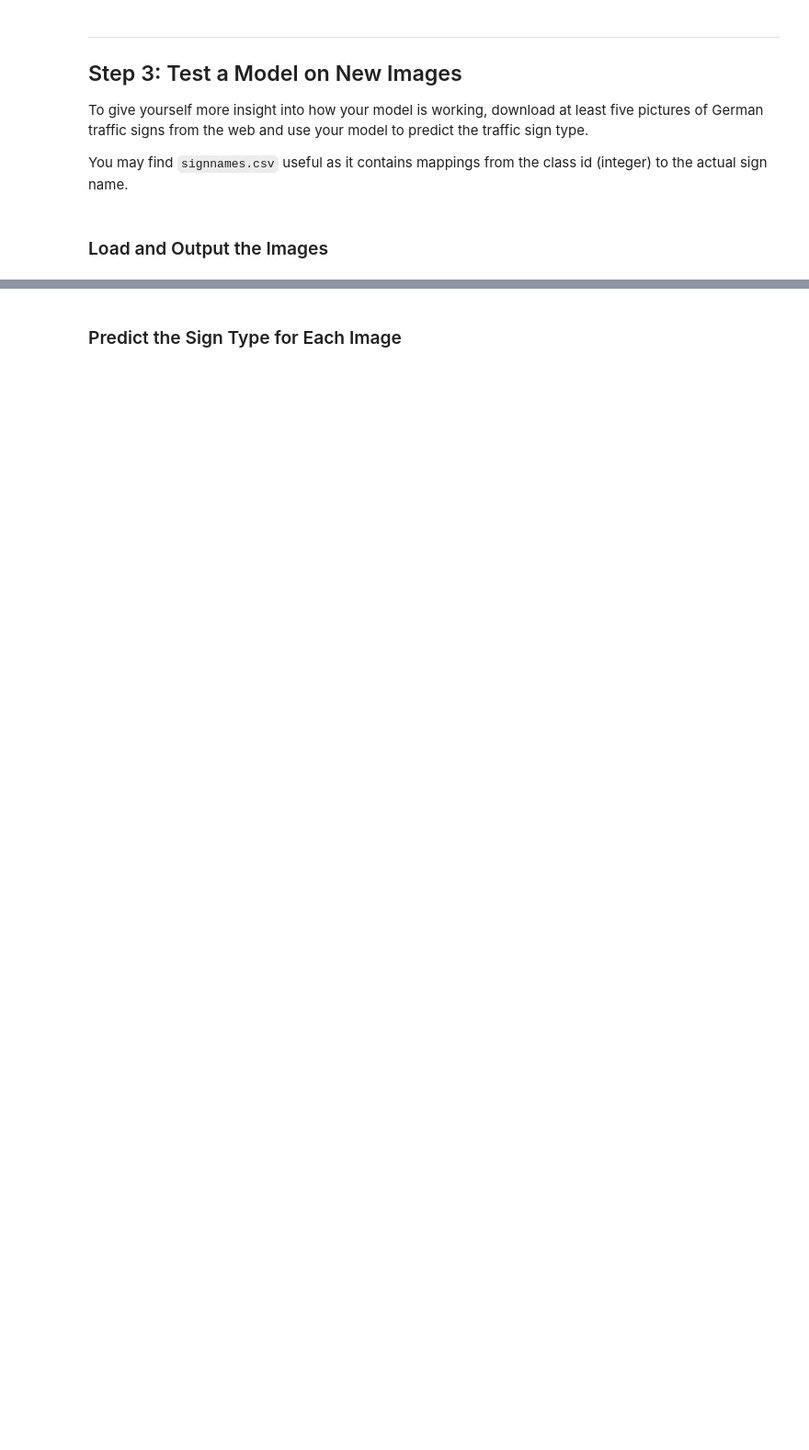
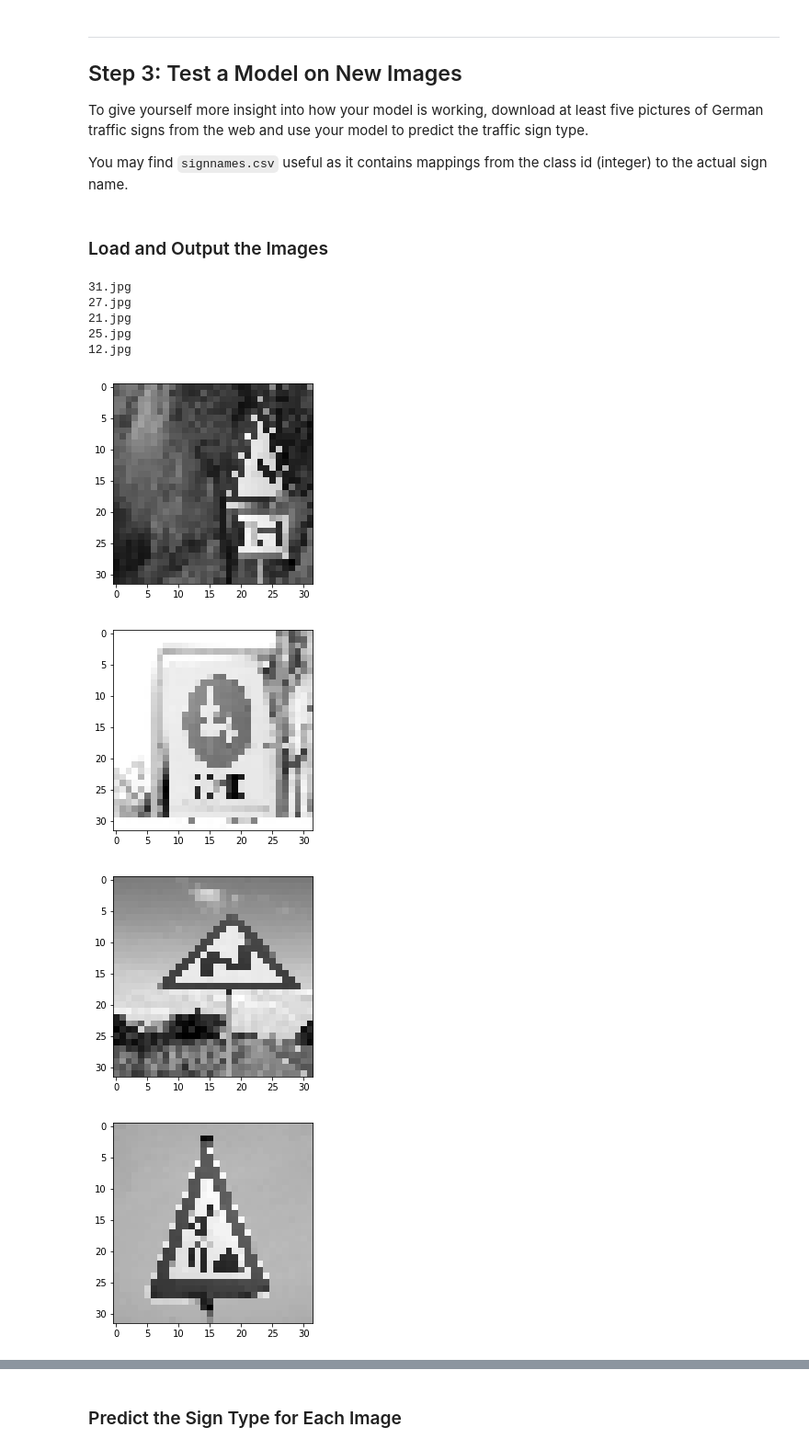
Before and after one commit to riochuong/CarND-Traffic-Sign-Classifier-Project, a Jupyter notebook: Traffic_Sign_Classifier.ipynb, the cells around one changed output, grey strips where cells are left out. Shown at 92% size. Drawn from its saved outputs; the diff is of its cells as text; code cells hidden in the pictures; blank space fills up the shorter version.

```diff
--- a/Traffic_Sign_Classifier.ipynb
+++ b/Traffic_Sign_Classifier.ipynb
@@ -233,0 +335,24 @@ You may find `signnames.csv` useful as it contains mappings from the class id (i
+# %%
+### Load the images and plot them here.
+### Feel free to use as many code cells as needed.
+
+img_folder = "./sign_examples"
+files = os.listdir(img_folder)
+for image in files:
+    #img = plt.imread(os.path.join(img_folder, image))
+    img = cv2.imread(os.path.join(img_folder, image))
+    img = cv2.resize(img, (32,32))
+    img = cv2.cvtColor(img, cv2.COLOR_RGB2GRAY)
+    print(image)
+    plt.figure()
+    plt.imshow(img, cmap='gray')
+# %% [output]
+31.jpg
+27.jpg
+21.jpg
+25.jpg
+12.jpg
+[figure, added]
+[figure, added]
+[figure, added]
+[figure, added]
```
Also changed, not shown: parts of 16 cells of this notebook, 9 other files.
